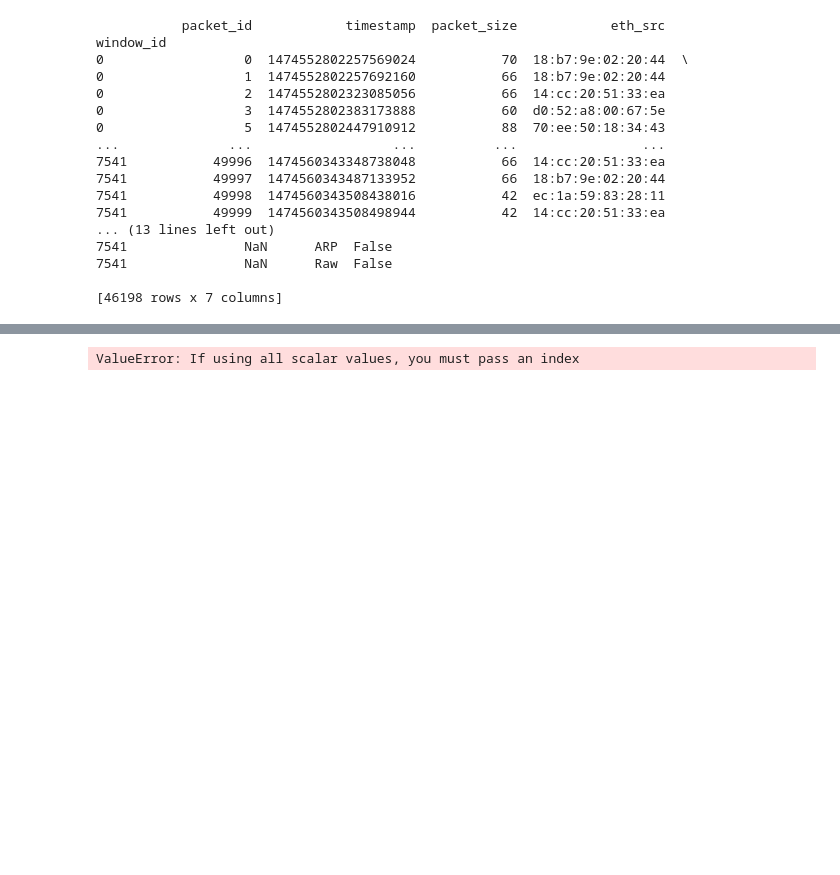
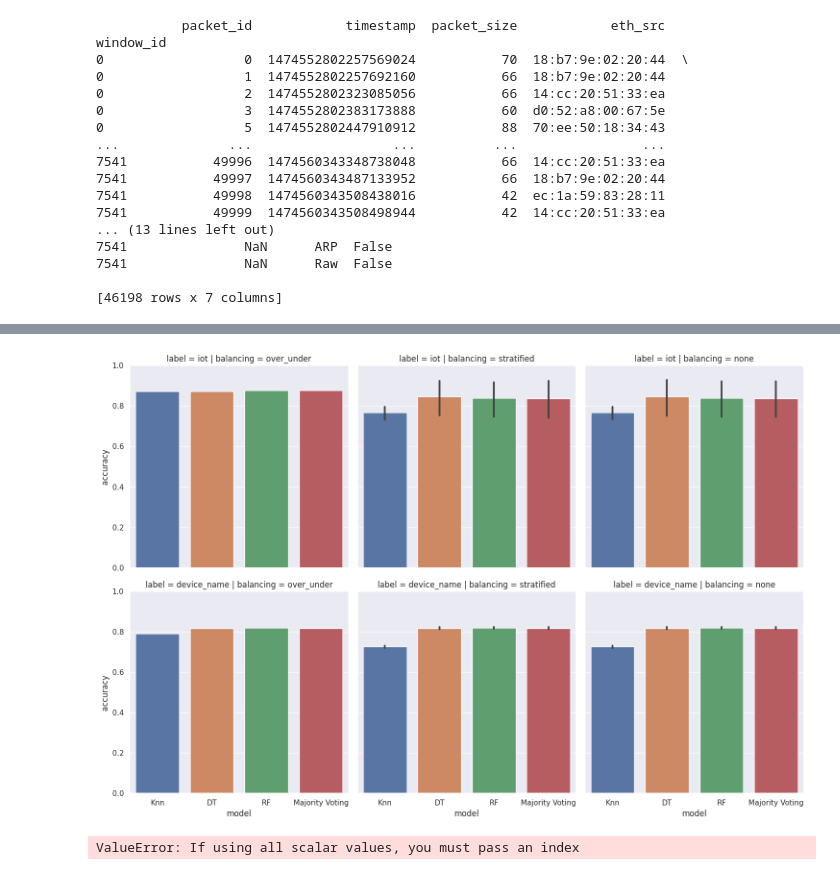
Before and after one commit to cochaviz/iot_classifier, a Jupyter notebook: classifier.ipynb, the cells around one changed output, grey strips where cells are left out. Drawn from its saved outputs; the diff is of its cells as text; code cells hidden in the pictures; blank space fills up the shorter version.

Commit message:
Add graphs for comparing balancing performance and condense train_test function

```diff
--- a/classifier.ipynb
+++ b/classifier.ipynb
@@ -7,7 +7,9 @@ from matplotlib.colors import ListedColormap
 from sklearn import svm, neighbors, tree, ensemble, model_selection, metrics
 from sklearn.inspection import DecisionBoundaryDisplay
 from imblearn.over_sampling import SMOTE
-from imblearn.under_sampling import NearMiss
+from imblearn.under_sampling import NearMiss, RandomUnderSampler
+
+sns.set_theme()
 # %%
 data_folder = "data/traces/"
 
@@ -252,3 +260,19 @@ Majority Voting mean accuracy over 10 splits: 0.817327572994269
+# %%
+def draw_performance_plot(scores):
+    sns.catplot(scores, x="model", y="accuracy", kind="bar")
+    plt.ylim(0, 1)
+
+def draw_multiple_perf(scores):
+    assert "balancing" in scores.columns
+
+    sns.catplot(scores, x="model", y="accuracy", col="balancing", row="label", kind="bar")
+    plt.ylim(0, 1)
+
+all_scores = pd.concat([iot_scores, device_scores, iot_scores_unb, device_scores_unb, iot_scores_diff, device_scores_diff])
+
+draw_multiple_perf(all_scores)
+# %% [output]
+[figure, added]
 # %%
 from sklearn import metrics
 
```
Also changed, not shown: parts of 2 cells of this notebook.
